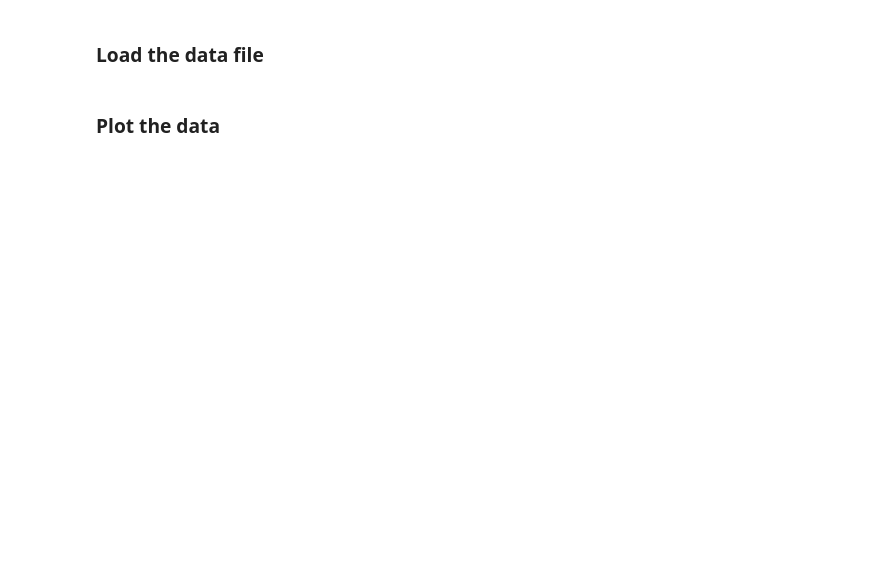
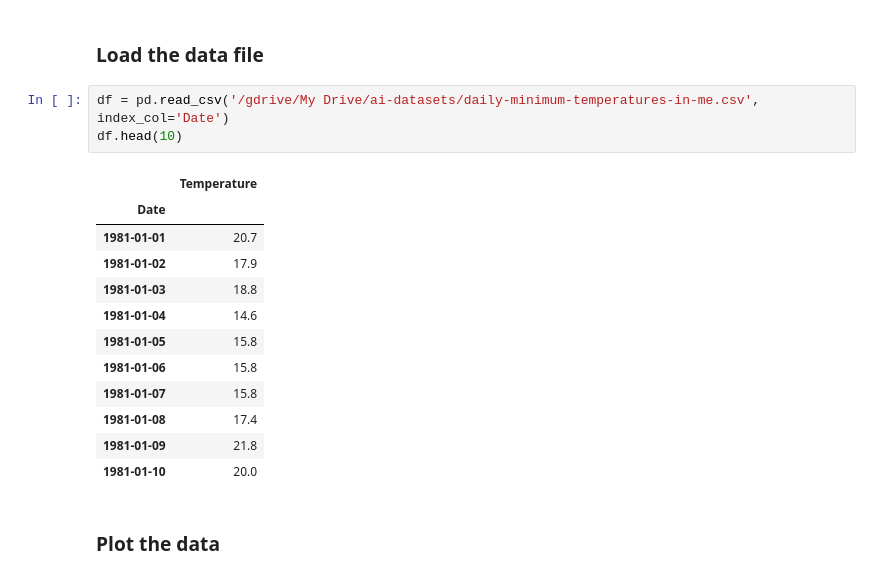
Before and after one commit to GreatLearningAIML1/bangalore-feb-batch-swaraj2204, a Jupyter notebook: R9_Internal_Lab_Questions.ipynb, the cells around one changed output. Cells and saved outputs as stored; diff of their text form; blank space fills up the shorter version.

```diff
--- a/R9_Internal_Lab_Questions.ipynb
+++ b/R9_Internal_Lab_Questions.ipynb
@@ -108,4 +126,20 @@ Units: Degrees Celcius
 # %% [markdown]
 ### Load the  data file
+# %%
+df = pd.read_csv('/gdrive/My Drive/ai-datasets/daily-minimum-temperatures-in-me.csv', index_col='Date')
+df.head(10)
+# %% [output]
+|  | Temperature |
+| Date |  |
+| 1981-01-01 | 20.7 |
+| 1981-01-02 | 17.9 |
+| 1981-01-03 | 18.8 |
+| 1981-01-04 | 14.6 |
+| 1981-01-05 | 15.8 |
+| 1981-01-06 | 15.8 |
+| 1981-01-07 | 15.8 |
+| 1981-01-08 | 17.4 |
+| 1981-01-09 | 21.8 |
+| 1981-01-10 | 20.0 |
 # %% [markdown]
 ### Plot the data
```
Also changed, not shown: parts of 24 cells of this notebook.
